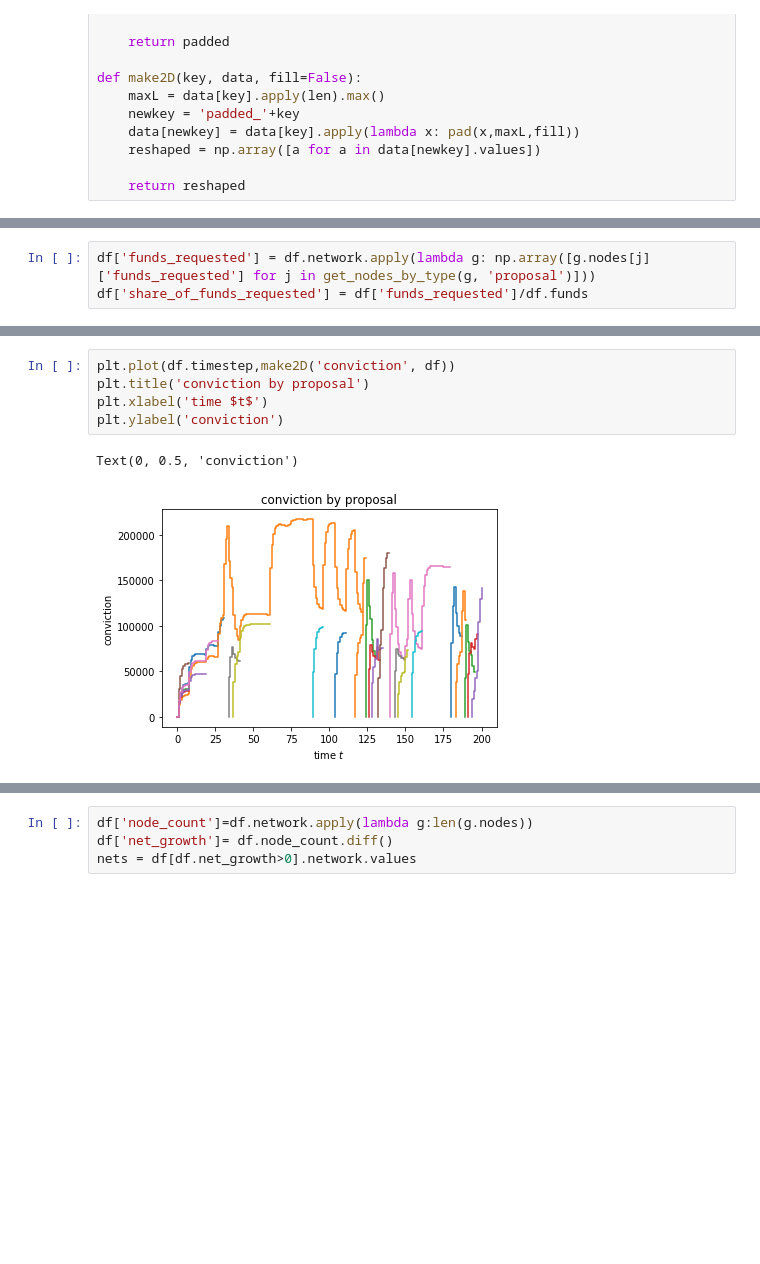
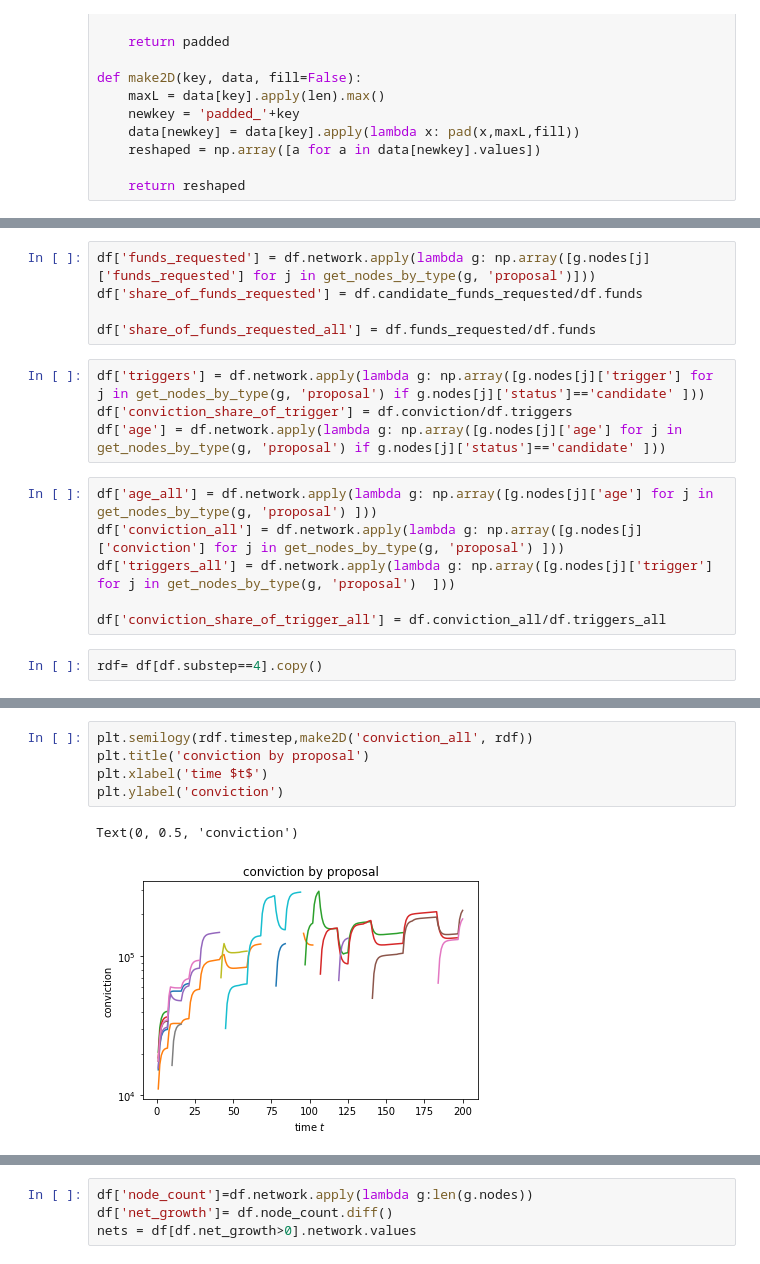
Before and after one commit to BlockScience/conviction, a Jupyter notebook: conviction_cadCAD.ipynb, the cells around one changed output, grey strips where cells are left out. Saved outputs shown, nothing was run; the diff lists cells and outputs as text; blank space fills up the shorter version.

Commit message:
Update conviction_cadCAD.ipynb
plot plot plot!

```diff
--- a/conviction_cadCAD.ipynb
+++ b/conviction_cadCAD.ipynb
@@ -662,4 +693,18 @@ df['completed_count'] = df.network.apply(lambda g: len([j for j in get_nodes_by_
 df['completed_funds'] = df.network.apply(lambda g: np.sum([g.nodes[j]['funds_requested'] for j in get_nodes_by_type(g, 'proposal') if g.nodes[j]['status']=='completed']))
 # %%
 df['funds_requested'] = df.network.apply(lambda g: np.array([g.nodes[j]['funds_requested'] for j in get_nodes_by_type(g, 'proposal')]))
-df['share_of_funds_requested'] = df['funds_requested']/df.funds
+df['share_of_funds_requested'] = df.candidate_funds_requested/df.funds
+
+df['share_of_funds_requested_all'] = df.funds_requested/df.funds
+# %%
+df['triggers'] = df.network.apply(lambda g: np.array([g.nodes[j]['trigger'] for j in get_nodes_by_type(g, 'proposal') if g.nodes[j]['status']=='candidate' ]))
+df['conviction_share_of_trigger'] = df.conviction/df.triggers
+df['age'] = df.network.apply(lambda g: np.array([g.nodes[j]['age'] for j in get_nodes_by_type(g, 'proposal') if g.nodes[j]['status']=='candidate' ]))
+# %%
+df['age_all'] = df.network.apply(lambda g: np.array([g.nodes[j]['age'] for j in get_nodes_by_type(g, 'proposal') ]))
+df['conviction_all'] = df.network.apply(lambda g: np.array([g.nodes[j]['conviction'] for j in get_nodes_by_type(g, 'proposal') ]))
+df['triggers_all'] = df.network.apply(lambda g: np.array([g.nodes[j]['trigger'] for j in get_nodes_by_type(g, 'proposal')  ]))
+
+df['conviction_share_of_trigger_all'] = df.conviction_all/df.triggers_all
+# %%
+rdf= df[df.substep==4].copy()
@@ -676,8 +766,8 @@ df.plot(x='timestep',y=['candidate_funds','active_funds','completed_funds'])
 # %%
-plt.plot(df.timestep,make2D('conviction', df))
+plt.semilogy(rdf.timestep,make2D('conviction_all', rdf))
 plt.title('conviction by proposal')
 plt.xlabel('time $t$')
 plt.ylabel('conviction')
 # %% [output]
 Text(0, 0.5, 'conviction')
-[figure, old version]
+[figure, new version]
```
Also changed, not shown: parts of 42 cells of this notebook.
